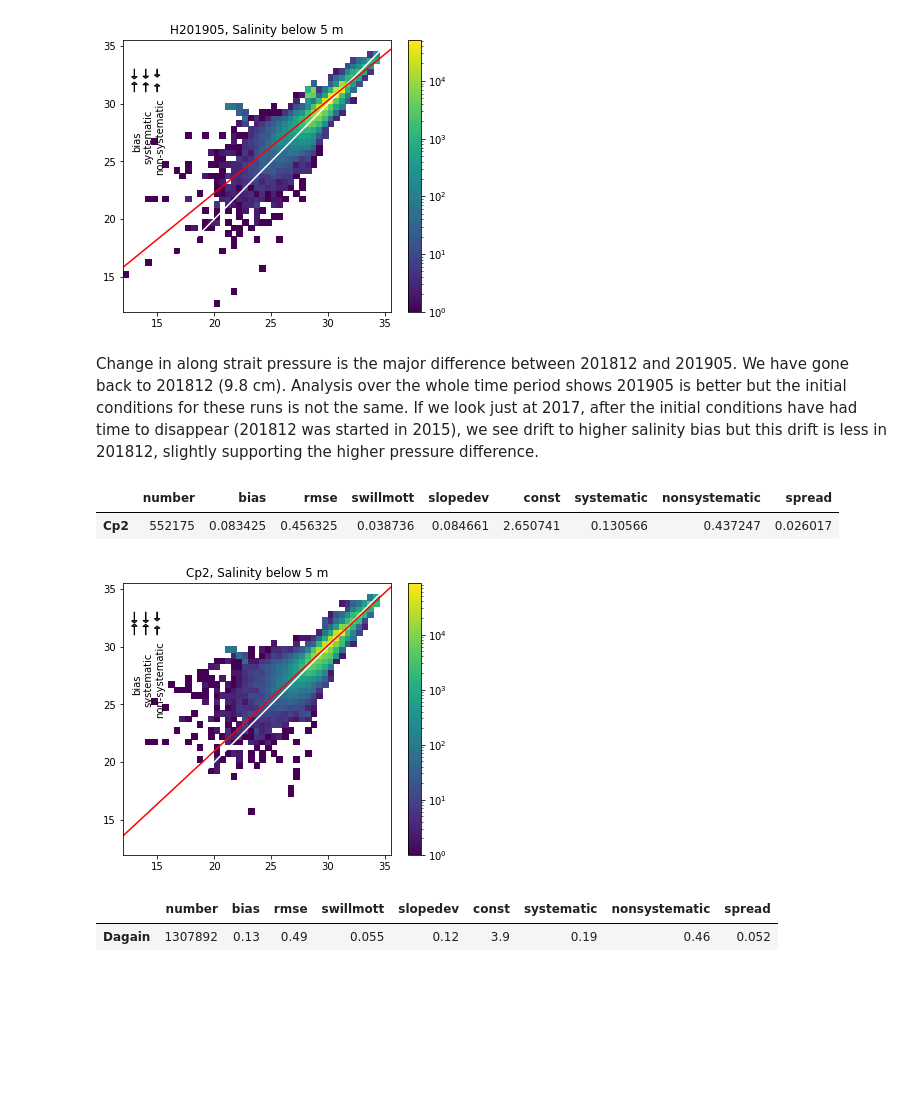
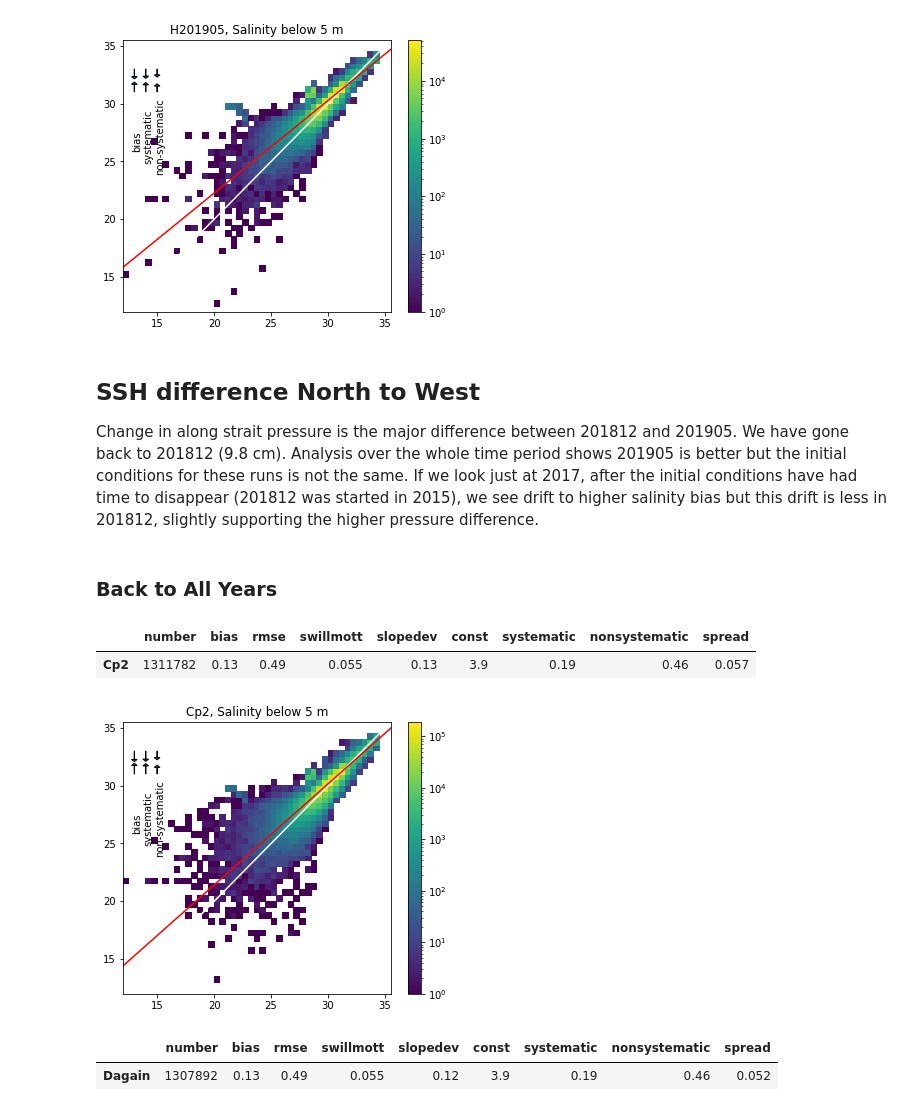
Before and after one commit to SalishSeaCast/analysis-susan, a Jupyter notebook: notebooks/PhysTuning/NonSurfaceSalinity.ipynb, the cells around one changed output. Cells and saved outputs as stored; diff of their text form; code cells hidden in the pictures; blank space fills up the shorter version.

Commit message:
Update nonsurface salinity, including hook, box and cross-Strait Halocline Investigations

```diff
--- a/notebooks/PhysTuning/NonSurfaceSalinity.ipynb
+++ b/notebooks/PhysTuning/NonSurfaceSalinity.ipynb
@@ -164,33 +174,41 @@ d201905.style.format(myformat)
 | H201905 | 402501 | 0.27 | 0.67 | 0.092 | 0.2 | 6.2 | 0.35 | 0.57 | 0.11 |
 [figure]
 # %% [markdown]
+## SSH difference North to West ##
 Change in along strait pressure is the major difference between 201812 and 201905.  We have gone back to 201812 (9.8 cm).
 Analysis over the whole time period shows 201905 is better but the initial conditions for these runs is not the same.
 If we look just at 2017, after the initial conditions have had time to disappear (201812 was started in 2015), we see drift to higher salinity bias but this drift is less in 201812, slightly supporting the higher pressure difference.
+# %% [markdown]
+### Back to All Years
 # %%
-pieces = ('/home/sallen/202007/202007C-p2/ObsModel_202007Cp2_TS_20150101-20150331.csv',
-         '/home/sallen/202007/202007C-p2/ObsModel_202007Cp2_TS_20150401-20150630.csv',
-         '/home/sallen/202007/202007C-p2/ObsModel_202007Cp2_TS_20150701-20150930.csv',
-         '/home/sallen/202007/202007C-p2/ObsModel_202007Cp2_TS_20151001-20151231.csv',
+pieces = ('/home/sallen/202007/202007C-p2/ObsModel_202007Cp2_ctd_20150101_20151231.csv',
          '/home/sallen/202007/202007C-p2/ObsModel_202007Cp2_TSPUG_20150101-20151231.csv',
-         '/home/sallen/202007/202007C-p2/ObsModel_202007Cp2_TS_20160101-20160331.csv',
-         '/home/sallen/202007/202007C-p2/ObsModel_202007Cp2_TS_20160401-20160630.csv',
-         '/home/sallen/202007/202007C-p2/ObsModel_202007Cp2_TS_20160701-20160930.csv',
-         '/home/sallen/202007/202007C-p2/ObsModel_202007Cp2_TS_20161001-20161231.csv',
+         '/home/sallen/202007/202007C-p2/ObsModel_202007Cp2_ctd_20160101_20161231.csv',
          '/home/sallen/202007/202007C-p2/ObsModel_202007Cp2_TSPUG_20160101-20161231.csv',
          '/home/sallen/202007/202007C-p2/ObsModel_202007Cp2_TS_20170101-20170331.csv',
          '/home/sallen/202007/202007C-p2/ObsModel_202007Cp2_TS_20170401-20170630.csv',
          '/home/sallen/202007/202007C-p2/ObsModel_202007Cp2_TS_20170701-20170930.csv',
          '/home/sallen/202007/202007C-p2/ObsModel_202007Cp2_TS_20171001-20171231.csv',
-         '/home/sallen/202007/202007C-p2/ObsModel_202007Cp2_TSPUG_20170101-20171231.csv')
+         '/home/sallen/202007/202007C-p2/ObsModel_202007Cp2_TSPUG_20170101-20171231.csv',
+         '/home/sallen/202007/202007C-p2/ObsModel_202007Cp2_onc_20150101_20151231.csv',
+        '/home/sallen/202007/202007C-p2/ObsModel_202007Cp2_onc_20160101_20161231.csv',
+         '/home/sallen/202007/202007C-p2/ObsModel_202007Cp2_onc_20170101_20171231.csv',
+         '/home/sallen/202007/202007C-p2/ObsModel_202007Cp2_psfts_20150101_20151231.csv',
+         '/home/sallen/202007/202007C-p2/ObsModel_202007Cp2_psfts_20160101_20161231.csv',
+         '/home/sallen/202007/202007C-p2/ObsModel_202007Cp2_psfts_20170101_20171231.csv'
+         )
-# %%
-temp1 = read_pieces(pieces)
-dCp2 = plot_and_stats(temp1, 'Cp2')
-dCp2
-# %% [output]
-|  | number | bias | rmse | swillmott | slopedev | const | systematic | nonsystematic | spread |
-| Cp2 | 552175 | 0.083425 | 0.456325 | 0.038736 | 0.084661 | 2.650741 | 0.130566 | 0.437247 | 0.026017 |
-[figure, removed]
+# %%
+temp1 = read_pieces(pieces)
+temp1['SA'] = temp1.SA.fillna(value=temp1['salinity (g/kg)'])
+#temp1['SA'] = temp1['salinity (g/kg)']
+temp1.drop(columns='Unnamed: 0', inplace=True)
+temp1.drop_duplicates(inplace=True)
+dCp2 = plot_and_stats(temp1, 'Cp2')
+dCp2.style.format(myformat)
+# %% [output]
+|  | number | bias | rmse | swillmott | slopedev | const | systematic | nonsystematic | spread |
+| Cp2 | 1311782 | 0.13 | 0.49 | 0.055 | 0.13 | 3.9 | 0.19 | 0.46 | 0.057 |
+[figure, added]
 # %%
 pieces = ('/home/sallen/202007/202007D-again/ObsModel_202007D-again_TS_20150101-20150331.csv',
          '/home/sallen/202007/202007D-again/ObsModel_202007D-again_TS_20150401-20150630.csv',
```
Also changed, not shown: parts of 54 cells of this notebook.
